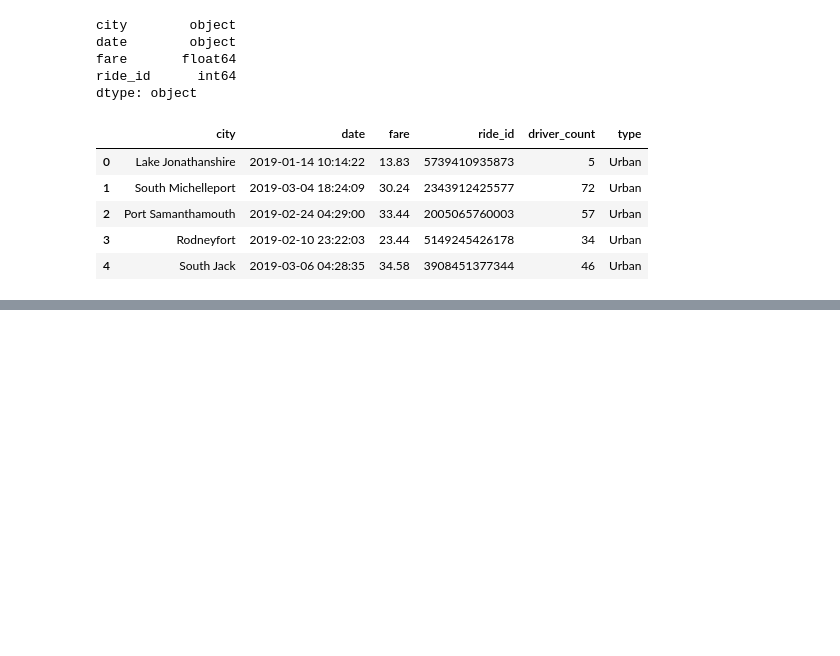
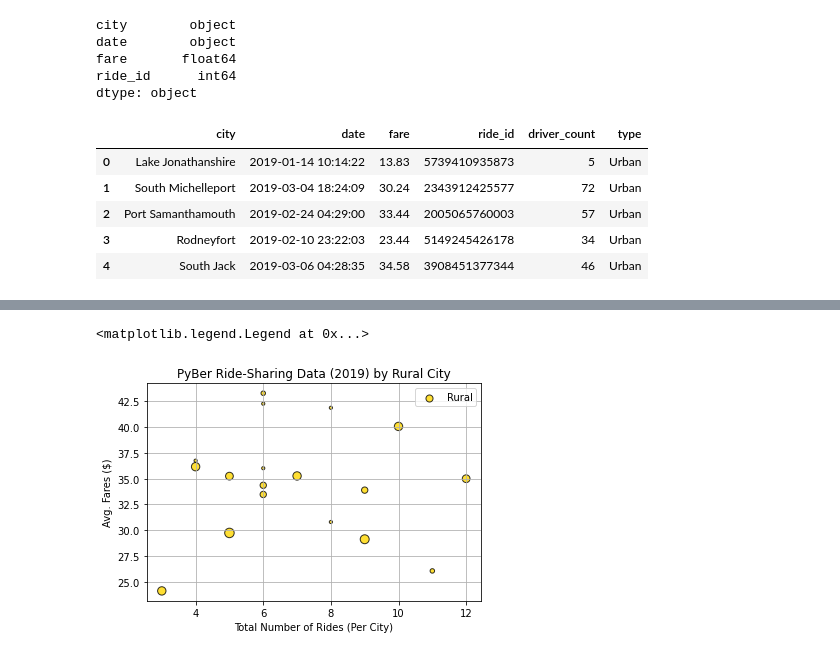
Before and after one commit to fmohiudd/PyBer_Analysis, a Jupyter notebook: PyBer.ipynb, the cells around one changed output, grey strips where cells are left out. Cells and saved outputs as stored; diff of their text form; code cells hidden in the pictures; blank space fills up the shorter version.

```diff
--- a/PyBer.ipynb
+++ b/PyBer.ipynb
@@ -109,0 +162,4 @@ pyber_data_df.head()
+# %%
+# Get the rural ride data
+rural_ride_count = rural_cities_df.groupby(["city"]).count()["ride_id"]
+rural_ride_count.head()
@@ -109,0 +200,4 @@ pyber_data_df.head()
+# %%
+# Get the average fare for each rural city
+rural_avg_fare = rural_cities_df.groupby(["city"]).mean()["fare"]
+rural_avg_fare.head()
@@ -109,0 +271,15 @@ pyber_data_df.head()
+# %%
+# Create bubble chart for rural cities
+plt.scatter(rural_ride_count, rural_avg_fare,
+           s = 10*rural_driver_count, c = "gold",
+           edgecolor = "black", linewidths = 1,
+           alpha = 0.8, label = "Rural")
+
+plt.xlabel("Total Number of Rides (Per City)")
+plt.ylabel("Avg. Fares ($)")
+plt.title("PyBer Ride-Sharing Data (2019) by Rural City")
+plt.grid(True)
+plt.legend()
+# %% [output]
+<matplotlib.legend.Legend at 0x...>
+[figure, added]
```
Also changed, not shown: parts of 19 cells of this notebook, 1 other file.
